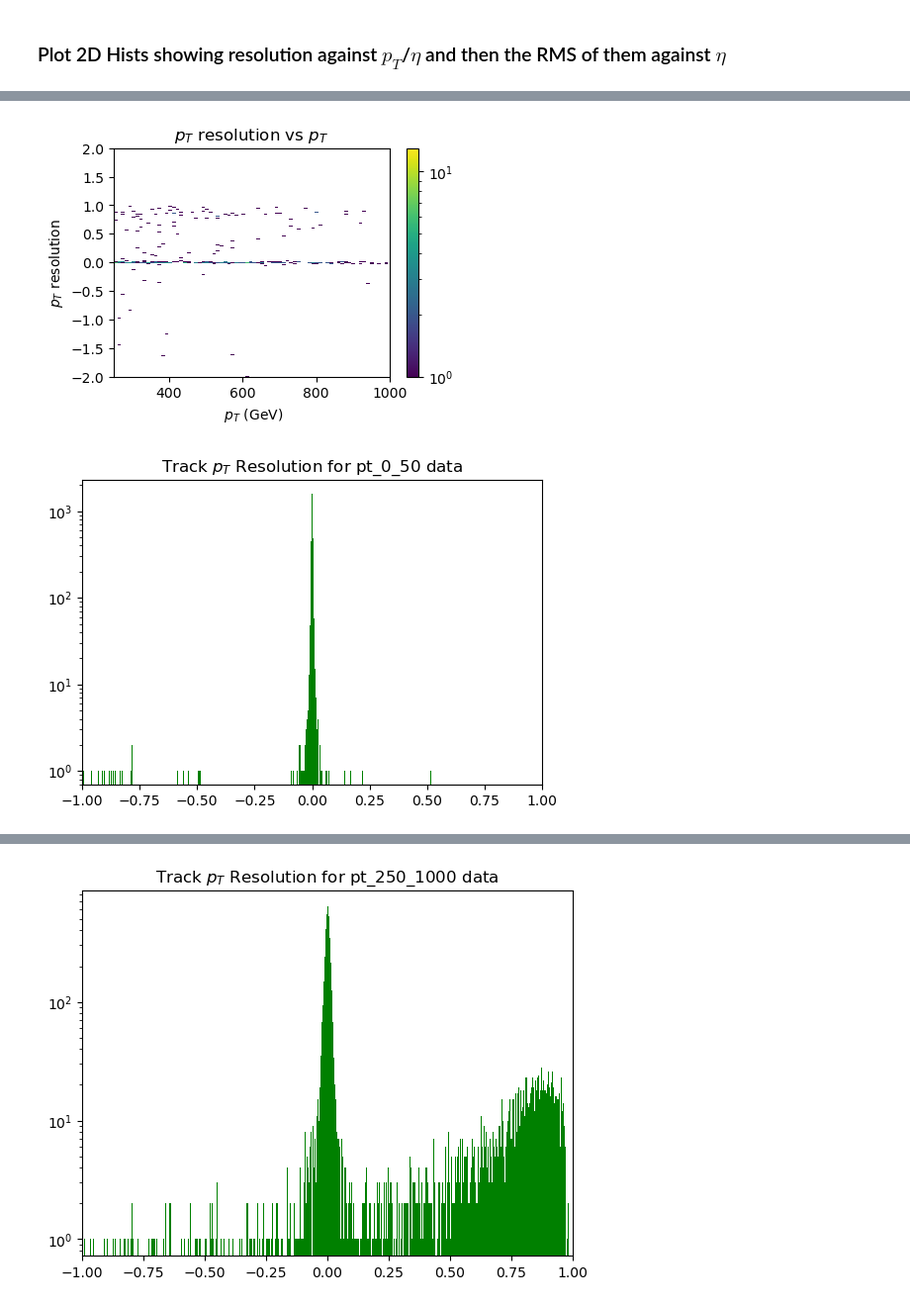
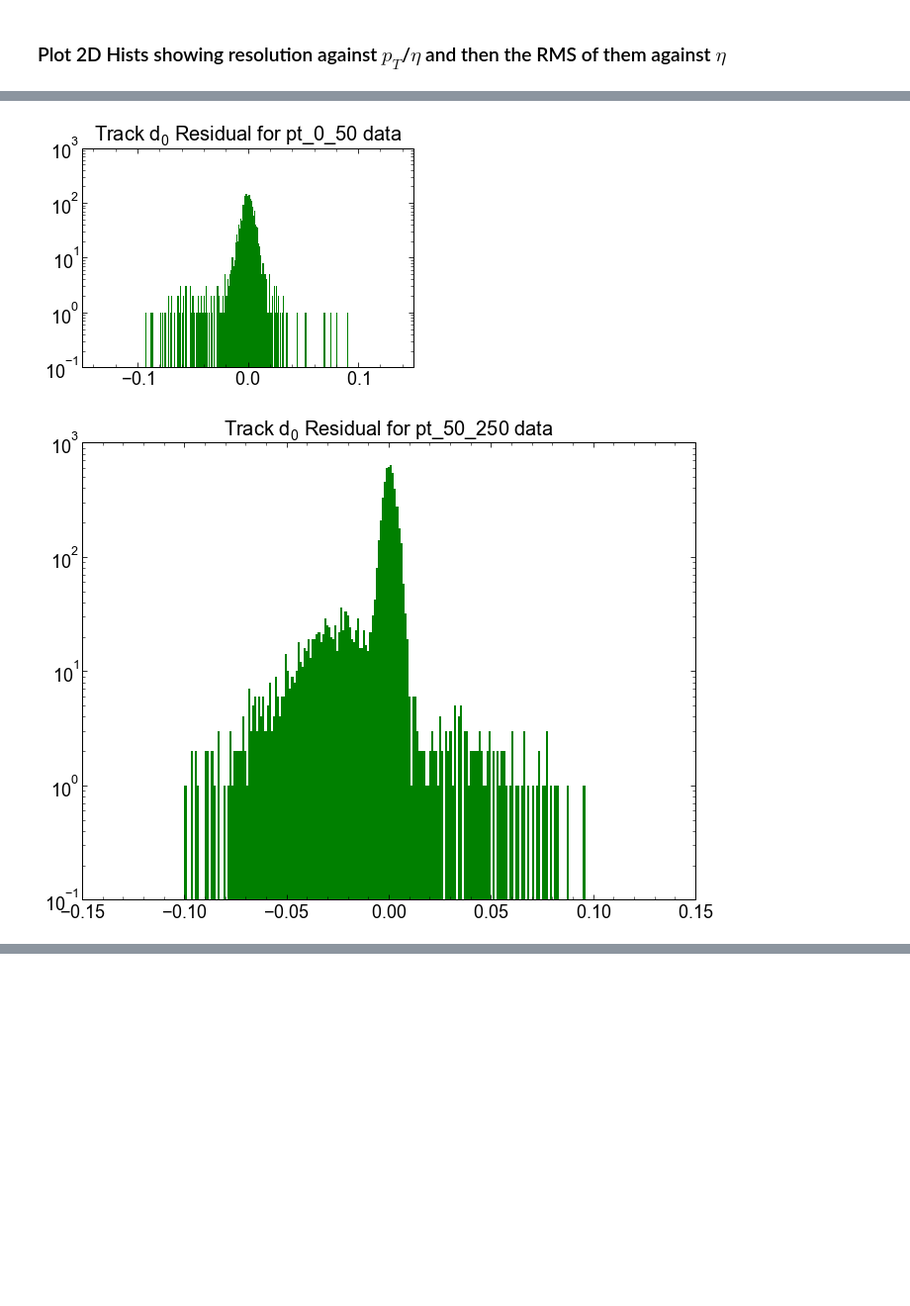
Before and after one commit to kdp-lab/maia_detector_paper, a Jupyter notebook: json_analysis.ipynb, the cells around one changed output, grey strips where cells are left out. Shown at 99% size. Drawn from its saved outputs; the diff is of its cells as text; code cells hidden in the pictures; blank space fills up the shorter version.

```diff
--- a/json_analysis.ipynb
+++ b/json_analysis.ipynb
@@ -679,31 +759,31 @@ Text(0.5, 1.0, 'Track $d_0$ Resolution')
 # %%
 from importlib import reload
 plt=reload(plt)
-plot2DHistogram(legacy['pt_match'], legacy['pt_res'],bins=(100,15000), label=r"$p_T$ resolution vs $p_T$; $p_T$ (GeV);$p_T$ resolution", xlim = [250,1000], ylim = (-2,2))
+#plot2DHistogram(legacy['pt_match'], legacy['d0_res_match'],bins=(100,15000), label=r"$d_0$ Residual vs $d_0$; $d_0$ (GeV);$d_0$ Residual", xlim = [250,1000], ylim = (-2,2))
 plt.figure(figsize=(6, 4))
-# print(np.sqrt(np.mean(np.square(legacy['pt_res'] - np.mean(legacy['pt_res'])))))
-pt_res_50_250 = pt_50_250['pt_res']
+d0_res_match_50_250 = pt_50_250['d0_res_match']
 
-plt.hist((np.ravel(pt_0_50['pt_res'])), bins=np.linspace(-1,1,500), color='green')
+plt.hist((np.ravel(pt_0_50['d0_res_match'])), bins=np.linspace(-0.1,0.1,300), color='green')
 plt.yscale('log')
-plt.xlim(-1,1)
+#plt.xlim(-0.1,0.1)
 #plt.ylim(0,200)
-plt.title(r'Track $p_T$ Resolution for pt_0_50 data')
+plt.title(r'Track $d_0$ Residual for pt_0_50 data')
+plt.xlabel
 plt.show()
 
-plt.hist((np.ravel(pt_res_50_250)), bins=np.linspace(-1,1,500), color='green')
+plt.hist((np.ravel(d0_res_match_50_250)), bins=np.linspace(-0.1,0.1,200), color='green')
 plt.yscale('log')
-plt.xlim(-1,1)
+#plt.xlim(-0.1,0.1)
 #plt.ylim(0,200)
-plt.title(r'Track $p_T$ Resolution for pt_50_250 data')
+plt.title(r'Track $d_0$ Residual for pt_50_250 data')
 plt.show()
 
-plt.hist((np.ravel(pt_res)), bins=np.linspace(-1,1,500), color='green')
+plt.hist((np.ravel(d0_res_match)), bins=np.linspace(-0.1,0.1,300), color='green')
 plt.yscale('log')
-plt.xlim(-1,1)
+#plt.xlim(-0.1,0.1)
 #plt.ylim(0,200)
-plt.title(r'Track $p_T$ Resolution for pt_250_1000 data')
+plt.title(r'Track $d_0$ Residual for pt_250_1000 data')
 plt.show()
 # %% [output]
-[figure, old version]
+[figure, new version]
-[figure, old version]
+[figure, new version]
@@ -711 +790,0 @@ plt.show()
-[figure, removed]
```
Also changed, not shown: parts of 16 cells of this notebook.
